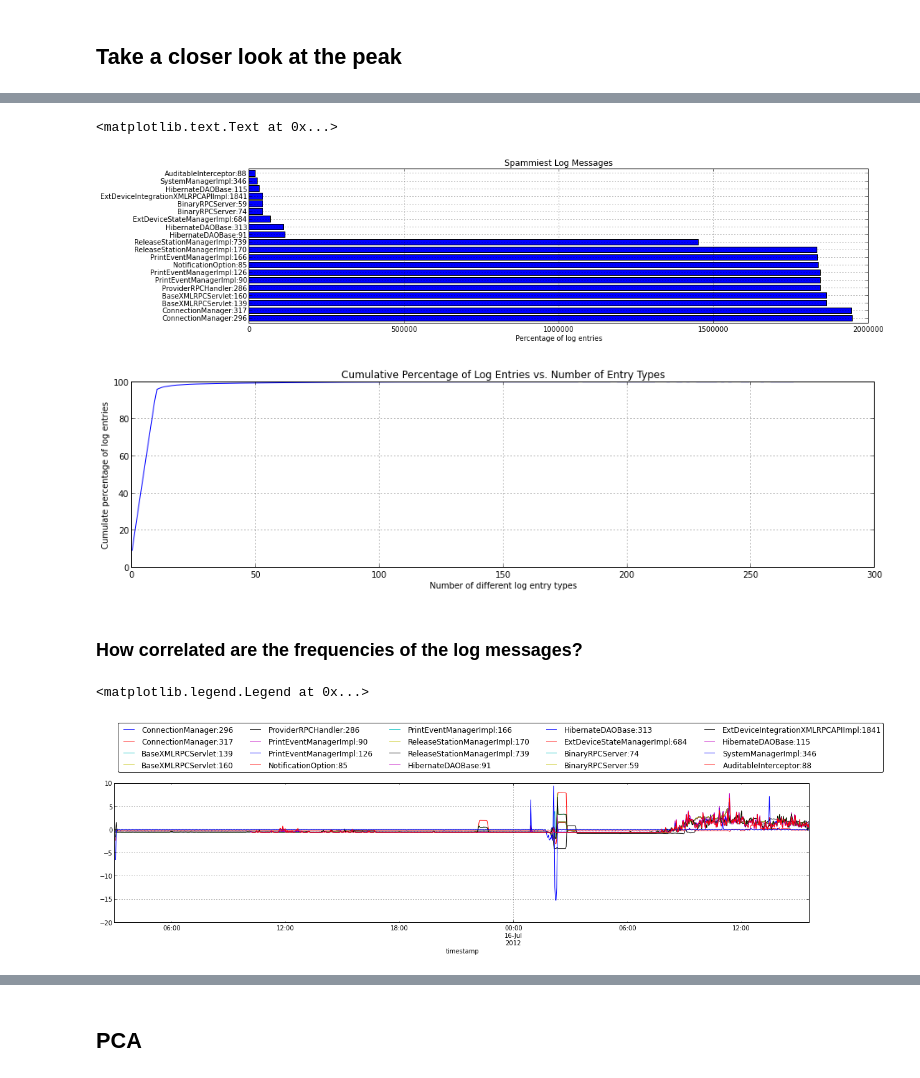
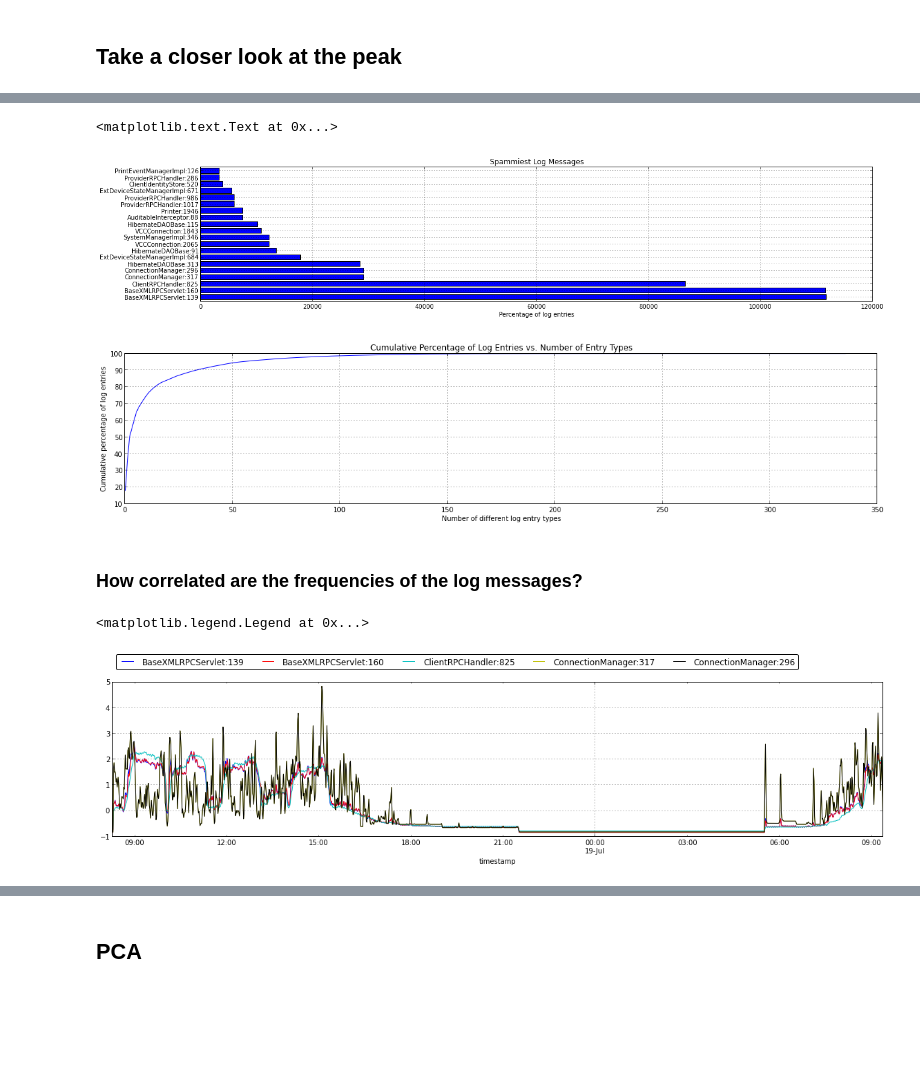
Before and after one commit to peterwilliams97/log_analysis, a Jupyter notebook: nb_pandas-preprocessed-log-files.ipynb, the cells around one changed output, grey strips where cells are left out. Drawn from its saved outputs; the diff is of its cells as text; code cells hidden in the pictures; blank space fills up the shorter version.

```diff
--- a/nb_pandas-preprocessed-log-files.ipynb
+++ b/nb_pandas-preprocessed-log-files.ipynb
@@ -76,8 +78,10 @@ pandas: 0.11.0
 # %% [markdown]
 ### Load the preprocessed data
 # %%
-data_dir = r'D:\dev\log_analysis\data\AAA'
-data_dir = r'D:\dev\log_analysis\data\BIG'
+#data_dir = r'data\AAA'
+data_dir = r'data\AAA-Copy'
+#data_dir = r'data\AAA-Copy-Copy'
+#data_dir = r'data\BIG'
 lfl_freq = pd.read_hdf(os.path.join(data_dir, 'lfl_freq.h5'), 'logs')
 lfl_freq_corr = pd.read_hdf(os.path.join(data_dir, 'lfl_freq_corr.h5'), 'logs')
 lfl_sorted = pickle.load(open(os.path.join(data_dir, 'lfl_sorted.pkl'), 'rt'))
@@ -182,7 +186,7 @@ plt.xlabel('Percentage of log entries')
 plt.title('Spammiest Log Messages')
 # %% [output]
 <matplotlib.text.Text at 0x...>
-[figure, old version]
+[figure, new version]
 # %%
 cum_counts = counts.cumsum()
 cum_pc = cum_counts/cum_counts.max() * 100.0
@@ -192,18 +196,23 @@ plt.xlabel('Number of different log entry types')
 plt.title('Cumulative Percentage of Log Entries vs. Number of Entry Types')
 plt.grid()
 # %% [output]
-[figure, old version]
+[figure, new version]
 # %% [markdown]
 ### How correlated are the frequencies of the log messages?
 # %%
 def standardize(series):
-    return (series - series.mean())/series.std()
-for k in keys[:20]:
+    #assert isinstance(series, Series)
+    ret = (series - series.mean())/series.std()
+    assert abs(ret.mean()) < 1e-6
+    assert abs(ret.std()) - 1.0 < 1e-6
+    return ret
+for k in keys[:5]:
     standardize(lfl_freq[k]).plot()
+
 legend(loc='lower left', bbox_to_anchor=(0., 1.05), ncol=5, fancybox=True, shadow=False)
 # %% [output]
 <matplotlib.legend.Legend at 0x...>
-[figure, old version]
+[figure, new version]
 # %%
 np.set_printoptions(linewidth=160)
 lfl_freq_corr.values[:10,:10]
```
Also changed, not shown: parts of 14 cells of this notebook, 3 other files.
